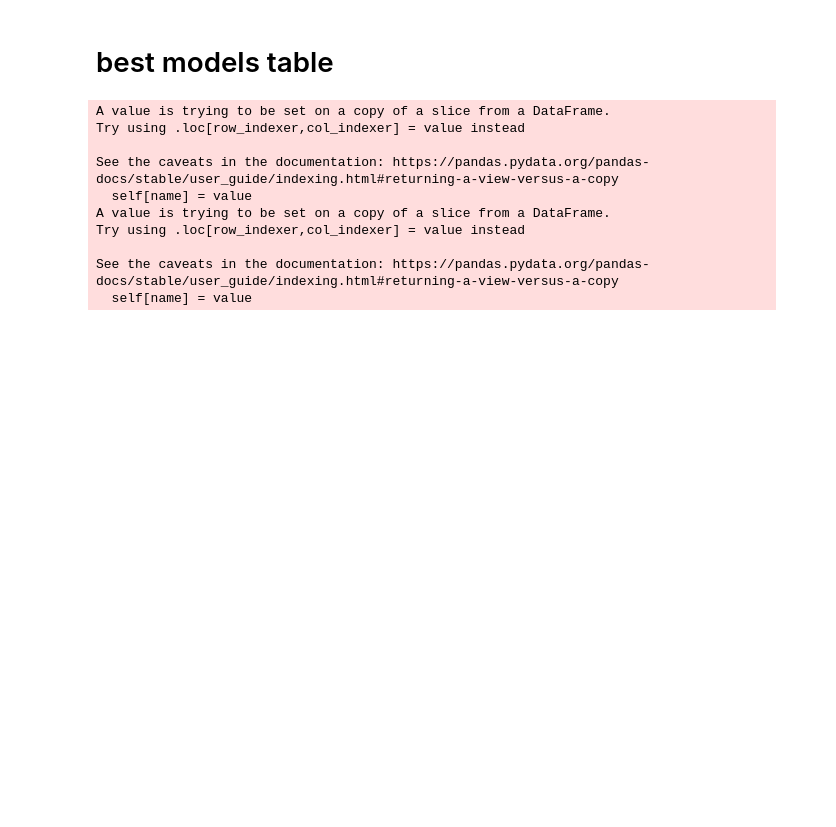
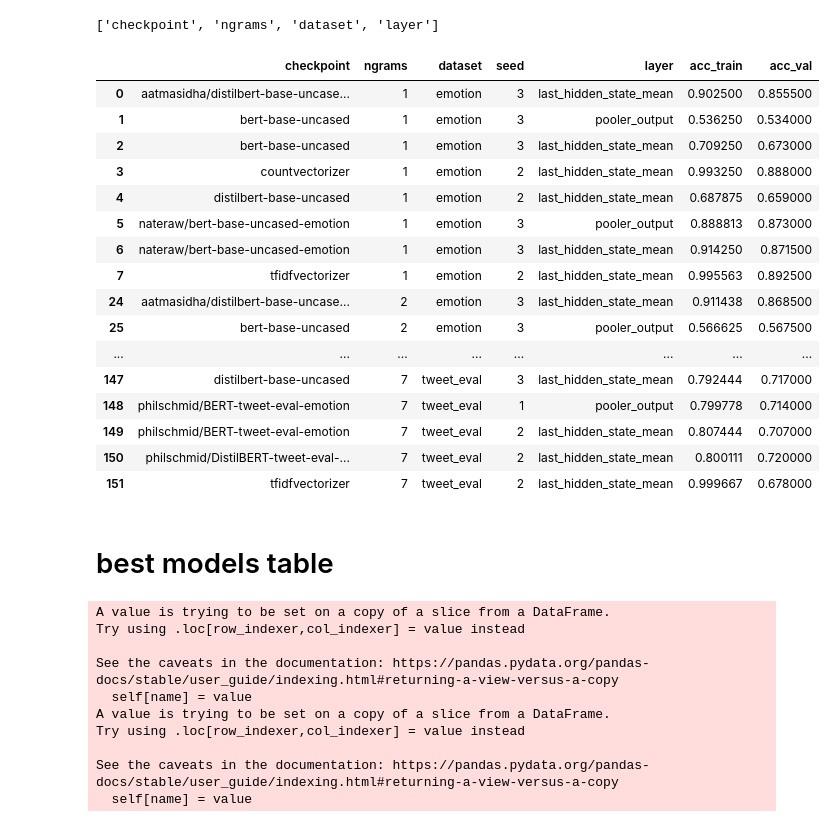
Before and after one commit to csinva/imodelsX, a Jupyter notebook: 04_analyze_acc.ipynb, the cells around one changed output. Drawn from its saved outputs; the diff is of its cells as text; code cells hidden in the pictures; blank space fills up the shorter version.

```diff
--- a/04_analyze_acc.ipynb
+++ b/04_analyze_acc.ipynb
@@ -42,0 +48,3 @@ rs.head()
+# %%
+r = rs[rs.subsample == -1]
+r = r.drop(columns=['all', 'norm', 'parsing', 'dataset_key_text', 'num_features', 'padding', 'subsample',])
@@ -43,3 +60,33 @@ rs.head()
+# %%
+varying_cols = ['seed', 'acc_train', 'acc_val']
+# %%
+[x for x in r.columns
+               if x not in varying_cols]
+# %% [output]
+['checkpoint', 'ngrams', 'dataset', 'layer']
+# %%
+g = r.groupby(by=[x for x in r.columns
+               if x not in varying_cols]) #.mean() #.mean().reset_index()
+# %%
+g.head()
+# %% [output]
+|  | checkpoint | ngrams | dataset | seed | layer | acc_train | acc_val |
+| 0 | aatmasidha/distilbert-base-uncase... | 1 | emotion | 3 | last_hidden_state_mean | 0.902500 | 0.855500 |
+| 1 | bert-base-uncased | 1 | emotion | 3 | pooler_output | 0.536250 | 0.534000 |
+| 2 | bert-base-uncased | 1 | emotion | 3 | last_hidden_state_mean | 0.709250 | 0.673000 |
+| 3 | countvectorizer | 1 | emotion | 2 | last_hidden_state_mean | 0.993250 | 0.888000 |
+| 4 | distilbert-base-uncased | 1 | emotion | 2 | last_hidden_state_mean | 0.687875 | 0.659000 |
+| 5 | nateraw/bert-base-uncased-emotion | 1 | emotion | 3 | pooler_output | 0.888813 | 0.873000 |
+| 6 | nateraw/bert-base-uncased-emotion | 1 | emotion | 3 | last_hidden_state_mean | 0.914250 | 0.871500 |
+| 7 | tfidfvectorizer | 1 | emotion | 2 | last_hidden_state_mean | 0.995563 | 0.892500 |
+| 24 | aatmasidha/distilbert-base-uncase... | 2 | emotion | 3 | last_hidden_state_mean | 0.911438 | 0.868500 |
+| 25 | bert-base-uncased | 2 | emotion | 3 | pooler_output | 0.566625 | 0.567500 |
+| ... | ... | ... | ... | ... | ... | ... | ... |
+| 147 | distilbert-base-uncased | 7 | tweet_eval | 3 | last_hidden_state_mean | 0.792444 | 0.717000 |
+| 148 | philschmid/BERT-tweet-eval-emotion | 7 | tweet_eval | 1 | pooler_output | 0.799778 | 0.714000 |
+| 149 | philschmid/BERT-tweet-eval-emotion | 7 | tweet_eval | 2 | last_hidden_state_mean | 0.807444 | 0.707000 |
+| 150 | philschmid/DistilBERT-tweet-eval-... | 7 | tweet_eval | 2 | last_hidden_state_mean | 0.800111 | 0.720000 |
+| 151 | tfidfvectorizer | 7 | tweet_eval | 2 | last_hidden_state_mean | 0.999667 | 0.678000 |
 # %% [markdown]
 # best models table
 # %%
```
Also changed, not shown: parts of 5 cells of this notebook, 2 other files.
